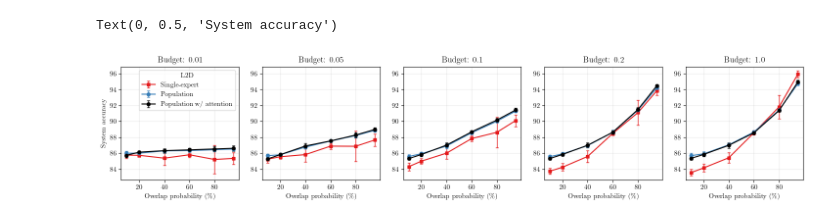
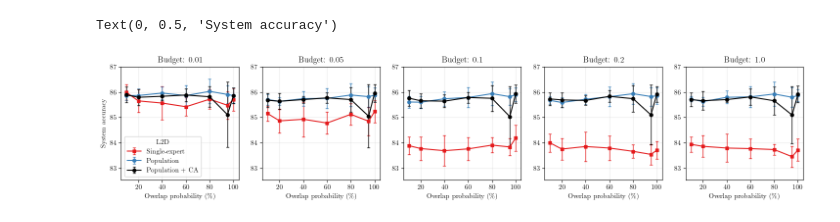
Before and after one commit to dvtailor/meta-l2d, a Jupyter notebook: notebooks/plot_results_budget.ipynb, the cells around one changed output. Drawn from its saved outputs; the diff is of its cells as text; code cells hidden in the pictures.

Commit message:
notebooks to make paper-ready figures

```diff
--- a/notebooks/plot_results_budget.ipynb
+++ b/notebooks/plot_results_budget.ipynb
@@ -9,10 +9,13 @@ plt.rcParams["text.usetex"] = True
 plt.rcParams["font.family"] = 'cmu serif' #"Helvetica"
 # %%
 # results_path = '../runs_06/gradual_overlap/softmax'
-results_path = '../runs_08/cifar20_100_new/softmax'
+# results_path = '../runs_08/cifar20_100_new/softmax'
+# results_path = '../runs_09/cifar10/softmax'
+# results_path = '../runs_09/cifar20_100/softmax'
+results_path = '../runs_10/cifar20_100/softmax'
 # %%
-l2d_type_lst = ['single', 'pop', 'pop_attn']
-p_out_lst = [0.1,0.2,0.4,0.6,0.8,0.95] #1.0
+l2d_type_lst = ['single', 'pop', 'pop_attn', 'pop_attn_sa']
+p_out_lst = [0.1,0.2,0.4,0.6,0.8,0.95, 1.0]
 seed_lst = [1071,3918,4420,5251,6637]
 metrics_lst = ['cov', 'sys_acc', 'exp_acc', 'clf_acc', 'exp_acc_alone', 'clf_acc_alone', 'val_loss']
 # %%
@@ -66,42 +69,44 @@ metrics_to_text = {
 l2d_type_to_text = {
     'single': 'Single-expert',
     'pop': 'Population',
-    'pop_attn': 'Population w/ attention'
+    # 'pop_attn': 'Population w/ attention'
+    'pop_attn': 'Population + CA',
+    'pop_attn_sa': 'Population + CA + SA'
 }
 # %%
 metric_show = 'sys_acc' #'exp_acc' #'sys_acc'
 budgets_show = [0.01,0.05,0.1,0.2,1.0]
 
 fig,axs = plt.subplots(1,len(budgets_show),figsize=(18,3))
 
-l2d_show = ['single', 'pop','pop_attn']
-p_out_show = [0.1,0.2,0.4,0.6,0.8,0.95] #1.0
+l2d_show = ['single', 'pop', 'pop_attn'] # 'pop_attn_sa'
+p_out_show = [0.1,0.2,0.4,0.6,0.8,0.95,1.0]
 res_filter = [np.where(np.array(p_out_lst)==p)[0].item() for p in p_out_show]
 
-metric_to_col = {'single':c_red,'pop':c_blue,'pop_attn':'k'}
-metric_to_marker = {'single':'s-','pop':'o-','pop_attn':'o-'}
+metric_to_col = {'single':c_red,'pop':c_blue,'pop_attn':'k', 'pop_attn_sa':'g'}
+metric_to_marker = {'single':'s-','pop':'o-','pop_attn':'o-', 'pop_attn_sa':'o-'}
 errbar_args={'capsize':2, 'markersize':5, 'elinewidth':1., 'capthick':1., 'lw':1.5} # 'fmt':'o-'
 
 yvals_all = []
 for ax,budget in zip(axs,budgets_show):
     for l2d_type in l2d_show:
         metric_mean = np.mean(results[l2d_type][budget][metric_show][res_filter], axis=1)
         metric_std = np.std(results[l2d_type][budget][metric_show][res_filter], axis=1)
         overlap_prob = np.array(p_out_show)*100
         ax.errorbar(overlap_prob, metric_mean, yerr=metric_std, label=l2d_type_to_text[l2d_type], c=metric_to_col[l2d_type], fmt=metric_to_marker[l2d_type], **errbar_args)
         ax.set_xlabel('Overlap probability (\%)')
         yvals_all += [metric_mean-metric_std, metric_mean+metric_std]
     ax.set_title(f'Budget: {budget}')
     ax.grid(True, alpha=0.25)
 
 yvals_all = np.array(yvals_all)
 buffer=0.5
 for ax in axs:
     ax.set_ylim(yvals_all.min()-buffer, yvals_all.max()+buffer)
 
 axs[0].legend(title='L2D')
 axs[0].set_ylabel(metrics_to_text[metric_show])
 # fig.savefig('cifar20_warmstart_expacc.png', dpi=600, facecolor='white', bbox_inches="tight")
 # %% [output]
 Text(0, 0.5, 'System accuracy')
-[figure, old version]
+[figure, new version]
```
Also changed, not shown: 3 other files.
